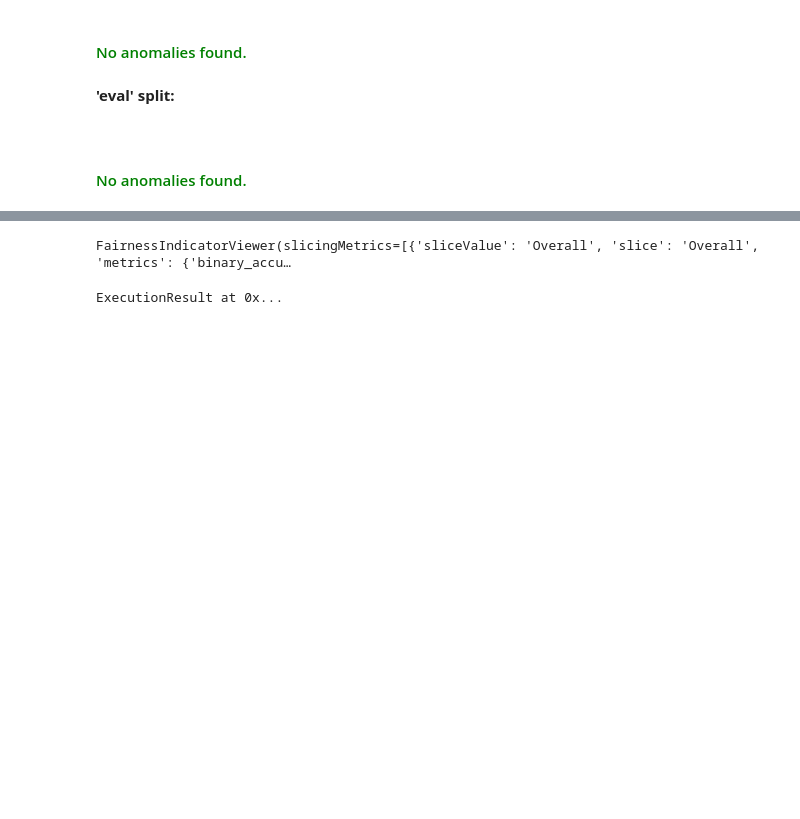
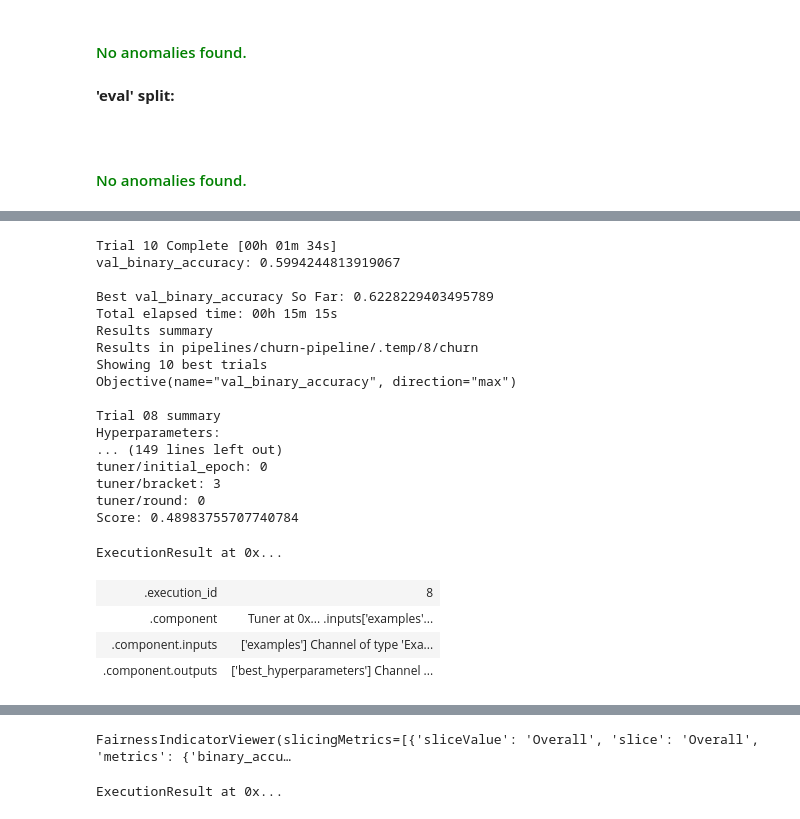
Before and after one commit to mausneg/Customer-Churn-Classification-ML-Pipeline, a Jupyter notebook: app.ipynb, the cells around one changed output, grey strips where cells are left out. Drawn from its saved outputs; the diff is of its cells as text; code cells hidden in the pictures; blank space fills up the shorter version.

```diff
--- a/app.ipynb
+++ b/app.ipynb
@@ -190,6 +193,40 @@ INFO:tensorflow:struct2tensor is not available.
 INFO:tensorflow:struct2tensor is not available.
 INFO:tensorflow:tensorflow_decision_forests is not available.
 ... (19 outputs left out)
+# %%
+tuner = Tuner(
+    module_file=os.path.abspath(os.path.join('modules', 'tuner.py')),
+    examples=transform.outputs['transformed_examples'],
+    transform_graph=transform.outputs['transform_graph'],
+    schema=schema_gen.outputs['schema'],
+    train_args=trainer_pb2.TrainArgs(splits=['train'], num_steps=8000),
+    eval_args=trainer_pb2.EvalArgs(splits=['eval'], num_steps=6000),
+)
+
+context.run(tuner)
+# %% [output]
+Trial 10 Complete [00h 01m 34s]
+val_binary_accuracy: 0.5994244813919067
+
+Best val_binary_accuracy So Far: 0.6228229403495789
+Total elapsed time: 00h 15m 15s
+Results summary
+Results in pipelines/churn-pipeline/.temp/8/churn
+Showing 10 best trials
+Objective(name="val_binary_accuracy", direction="max")
+
+Trial 08 summary
+Hyperparameters:
+... (149 lines left out)
+tuner/initial_epoch: 0
+tuner/bracket: 3
+tuner/round: 0
+Score: 0.48983755707740784
+ExecutionResult at 0x...
+| .execution_id | 8 |
+| .component | Tuner at 0x... .inputs['examples'... |
+| .component.inputs | ['examples'] Channel of type 'Exa... |
+| .component.outputs | ['best_hyperparameters'] Channel ... |
 # %%
 trainer = Trainer(
     module_file=os.path.abspath(os.path.join('modules', 'trainer.py')),
```
Also changed, not shown: parts of 11 cells of this notebook, 2 other files.
